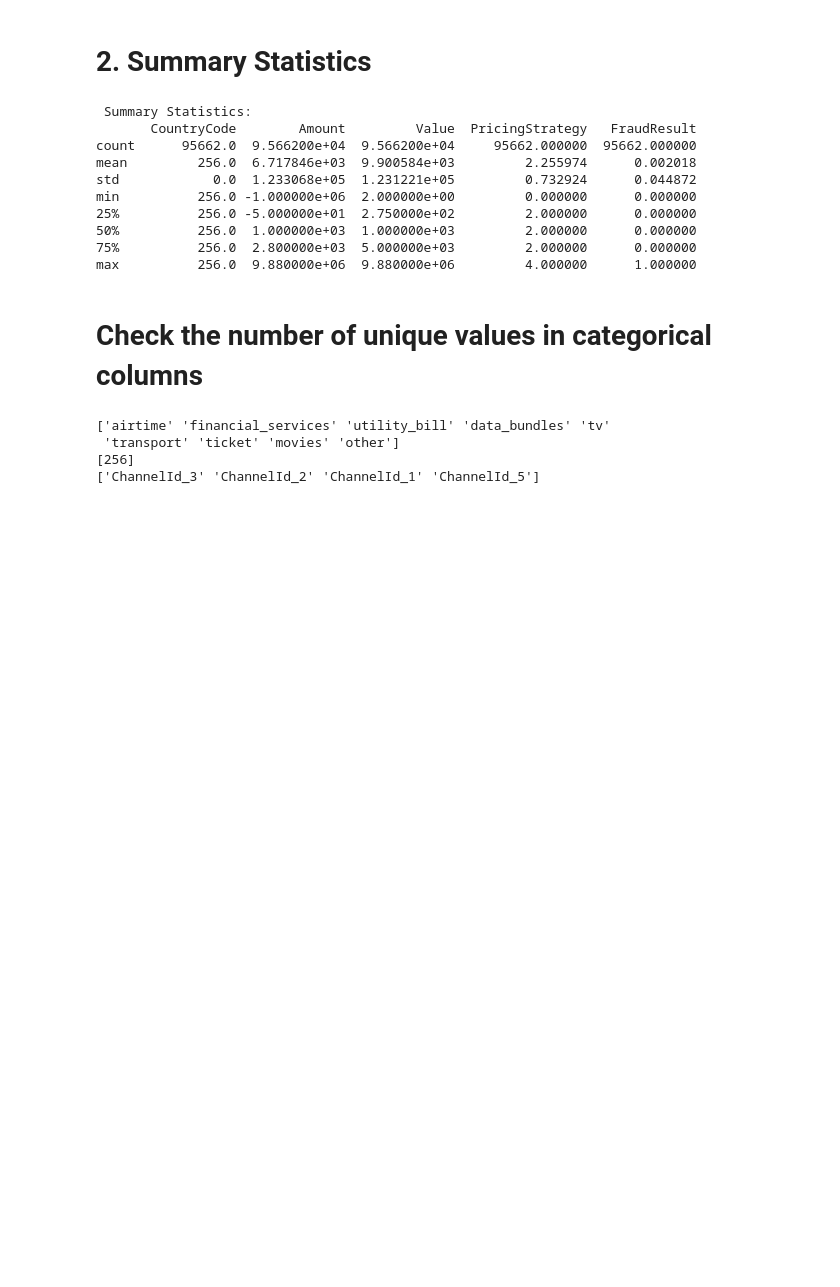
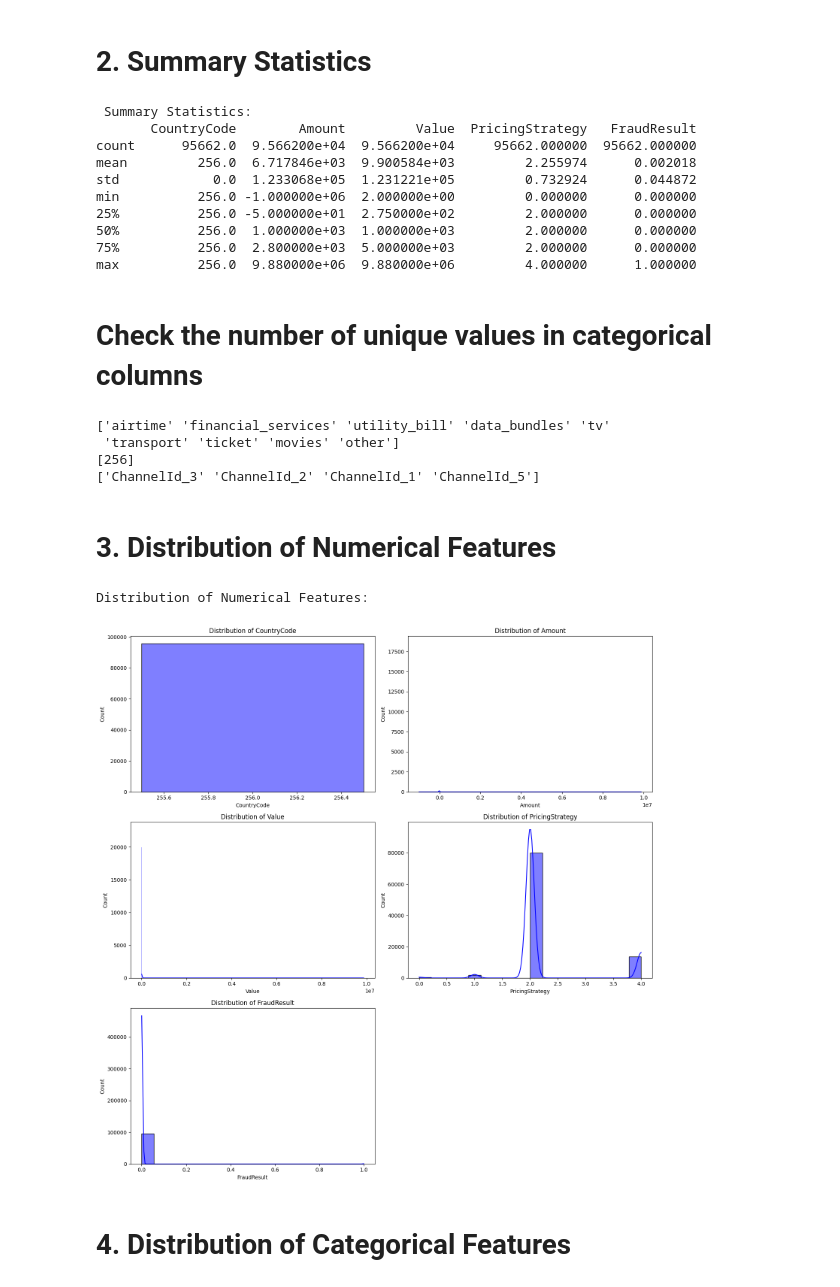
Before and after one commit to nebiyu-getachew/bati-bank-credit-scoring, a Jupyter notebook: notebooks/task_2.ipynb, the cells around one changed output. Saved outputs shown, nothing was run; the diff lists cells and outputs as text; code cells hidden in the pictures; blank space fills up the shorter version.

Commit message:
Distribution of Numerical Features

```diff
--- a/notebooks/task_2.ipynb
+++ b/notebooks/task_2.ipynb
@@ -122,3 +122,14 @@ print (data['ChannelId'].unique())
  'transport' 'ticket' 'movies' 'other']
 [256]
 ['ChannelId_3' 'ChannelId_2' 'ChannelId_1' 'ChannelId_5']
+# %% [markdown]
+# **3.** Distribution of Numerical Features
+# %%
+print("\nDistribution of Numerical Features:")
+plot_numerical_distributions(data)
+logger.info("univariate analysis of numeric columns completed")
+# %% [output]
+Distribution of Numerical Features:
+[figure, added]
+# %% [markdown]
+# **4.** Distribution of Categorical Features
```
Also changed, not shown: 1 other file.
